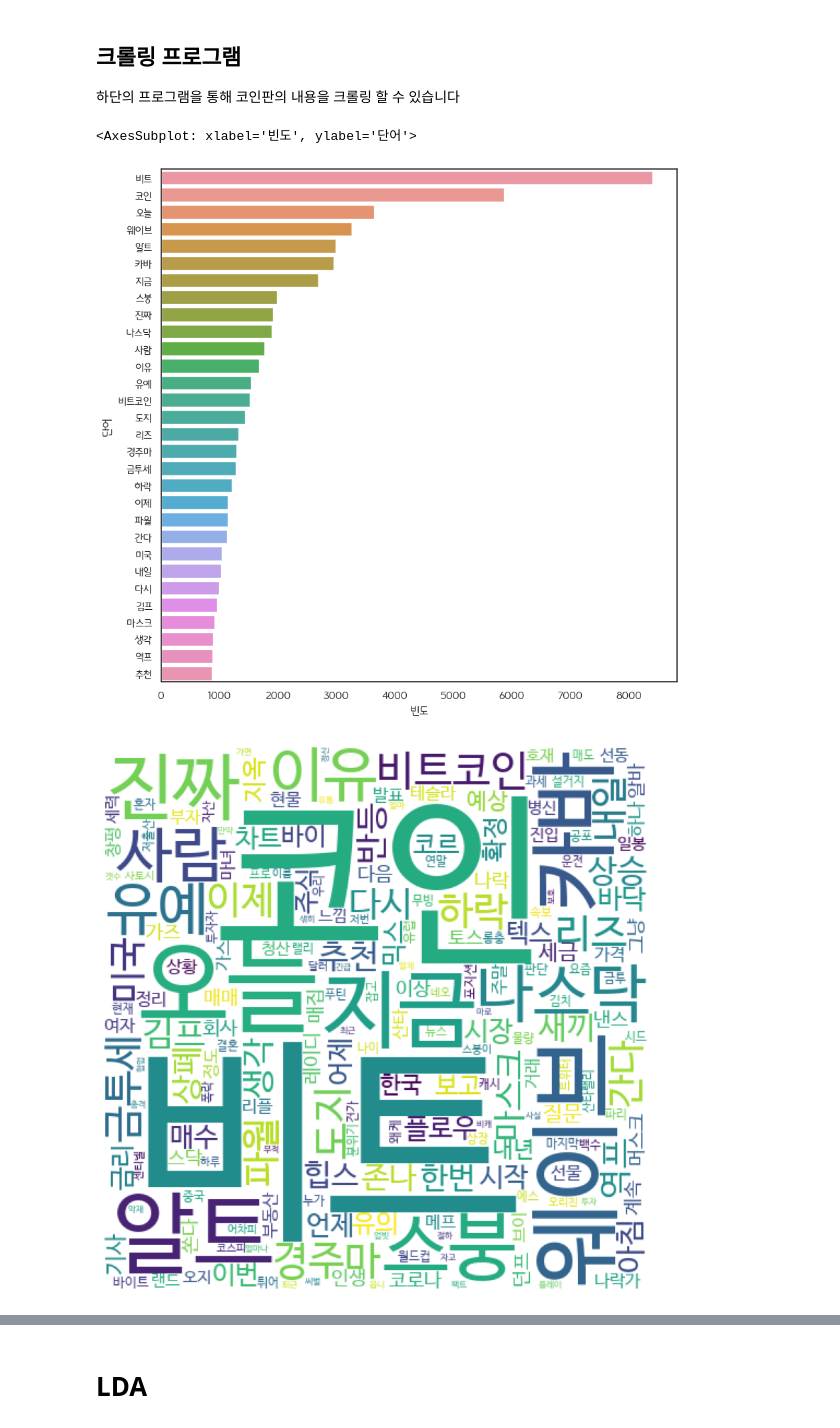
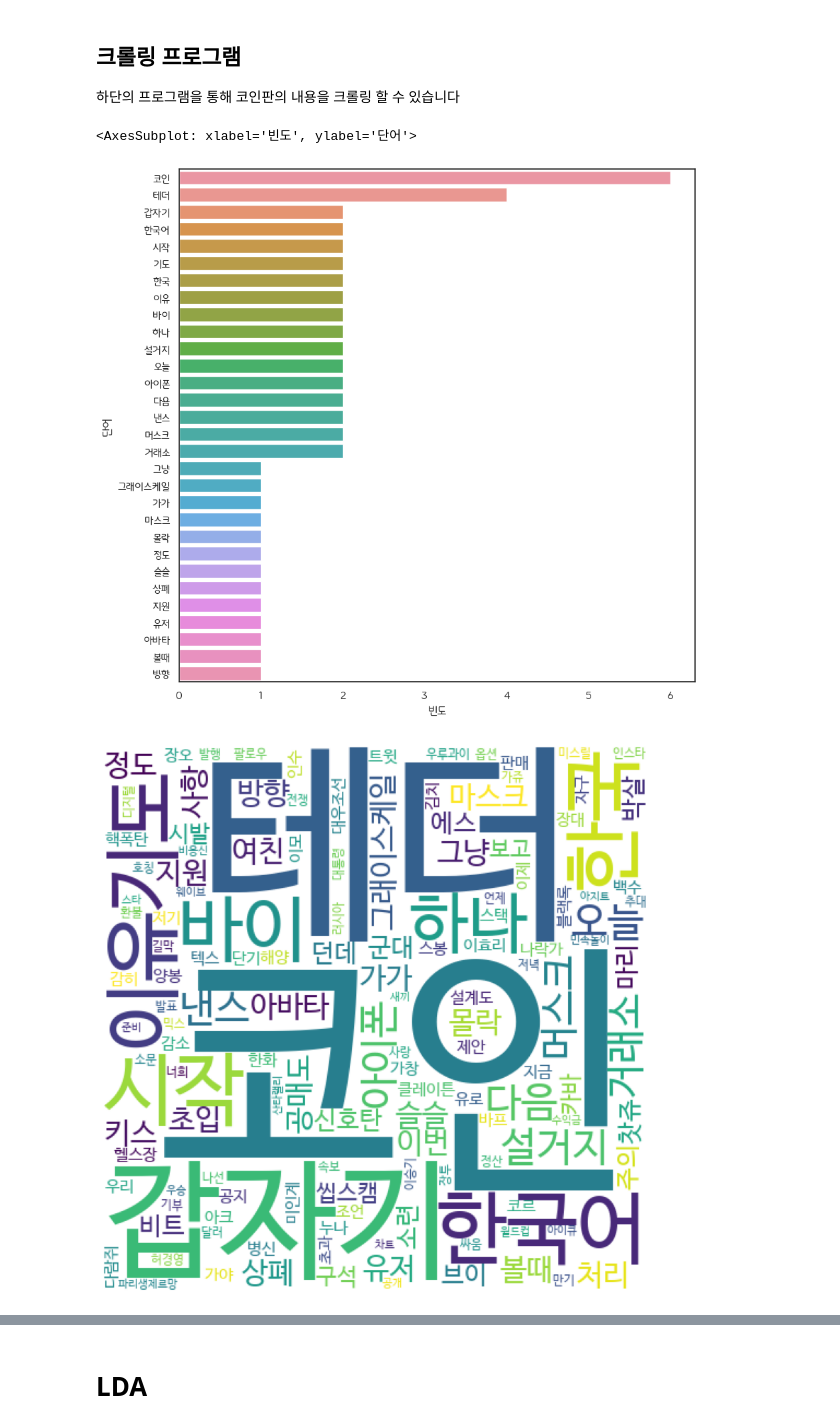
Before and after one commit to sorrychoe/coinpan-crawler, a Jupyter notebook: coinpan_crawler.ipynb, the cells around one changed output, grey strips where cells are left out. Saved outputs shown, nothing was run; the diff lists cells and outputs as text; code cells hidden in the pictures.

```diff
--- a/coinpan_crawler.ipynb
+++ b/coinpan_crawler.ipynb
@@ -65,7 +65,7 @@ def counter_to_DataFrame(key_words):
 ## 크롤링 프로그램
 하단의 프로그램을 통해 코인판의 내용을 크롤링 할 수 있습니다
 # %%
-iter = 100   #몇 페이지까지 크롤링 할 것인지?
+iter = 3   #몇 페이지까지 크롤링 할 것인지?
 # %%
 key_words = {}
 token_list = []
@@ -85,19 +85,25 @@ driver.get(url)
 
 for i in range(3, iter + 3):
 
+    word_lis = []
+
     #딜레이 생성
     seed = np.random.randint(100)
     np.random.seed(seed)
     a = np.random.randint(5)
     time.sleep(a)
 
+
     for j in range(6,26):
-        title = driver.find_element_by_css_selector(f'table > tbody > tr:nth-child({j}) > td.title > a')
-        noun = title.get_attribute('text')
-        k = no_space(noun)
-        words.append(k)
-    token = tokenizer(words)
-    token_list.append(token)
+        title = driver.find_element_by_css_selector(f'table > tbody > tr:nth-child({j}) > td.title > a').get_attribute('text')
+        name = driver.find_element_by_css_selector(f'table > tbody > tr:nth-child({j}) > td.author > a').get_attribute('text')
+        date = driver.find_element_by_xpath(f'//*[@id="board_list"]/table/tbody/tr[{j}]/td[4]/span').get_attribute('innerText')
+        freq = driver.find_element_by_xpath(f'//*[@id="board_list"]/table/tbody/tr[{j}]/td[5]/span').get_attribute('innerText')
+        title = no_space(title)
+
+        words.append([title, name, date, freq])
+        word_lis.append(title)
+    token = tokenizer(word_lis) #tokenizer
     key_words = word_counter(token, key_words) #Counter Dict 형성
 
     if i <= 7:
@@ -109,3 +115,9 @@ for i in range(3, iter + 3):
 
 
 driver.quit()
+
+df = pd.DataFrame(words, columns=['제목', '작성자', '시간', '조회수'])
+
+counter = counter_to_DataFrame(key_words) #Data Frame으로 변환
+counter = counter[counter['단어'].str.len() > 1]
+counter.reset_index(drop=True, inplace=True)
@@ -118,19 +126,19 @@ df.reset_index(drop=True, inplace=True)
 # %%
-sns.barplot(data = top_df, x = '빈도', y = '단어')
+sns.barplot(data = top_count, x = '빈도', y = '단어')
 # %% [output]
 <AxesSubplot: xlabel='빈도', ylabel='단어'>
-[figure, old version]
+[figure, new version]
 # %%
 #WordCloud 형성
 wc = WordCloud(font_path = './NanumBarunGothic.ttf', #폰트 위치(사용자에 맞게 설정)
     width = 500,
     height = 500,
-    background_color='white').generate_from_frequencies(df.set_index('단어').to_dict()['빈도'])
+    background_color='white').generate_from_frequencies(counter.set_index('단어').to_dict()['빈도'])
 
 
 plt.figure(figsize = (10, 10))
 plt.imshow(wc)
 plt.axis('off')
 plt.show()
 # %% [output]
-[figure, old version]
+[figure, new version]
```
Also changed, not shown: parts of 11 cells of this notebook, 1 other file.
